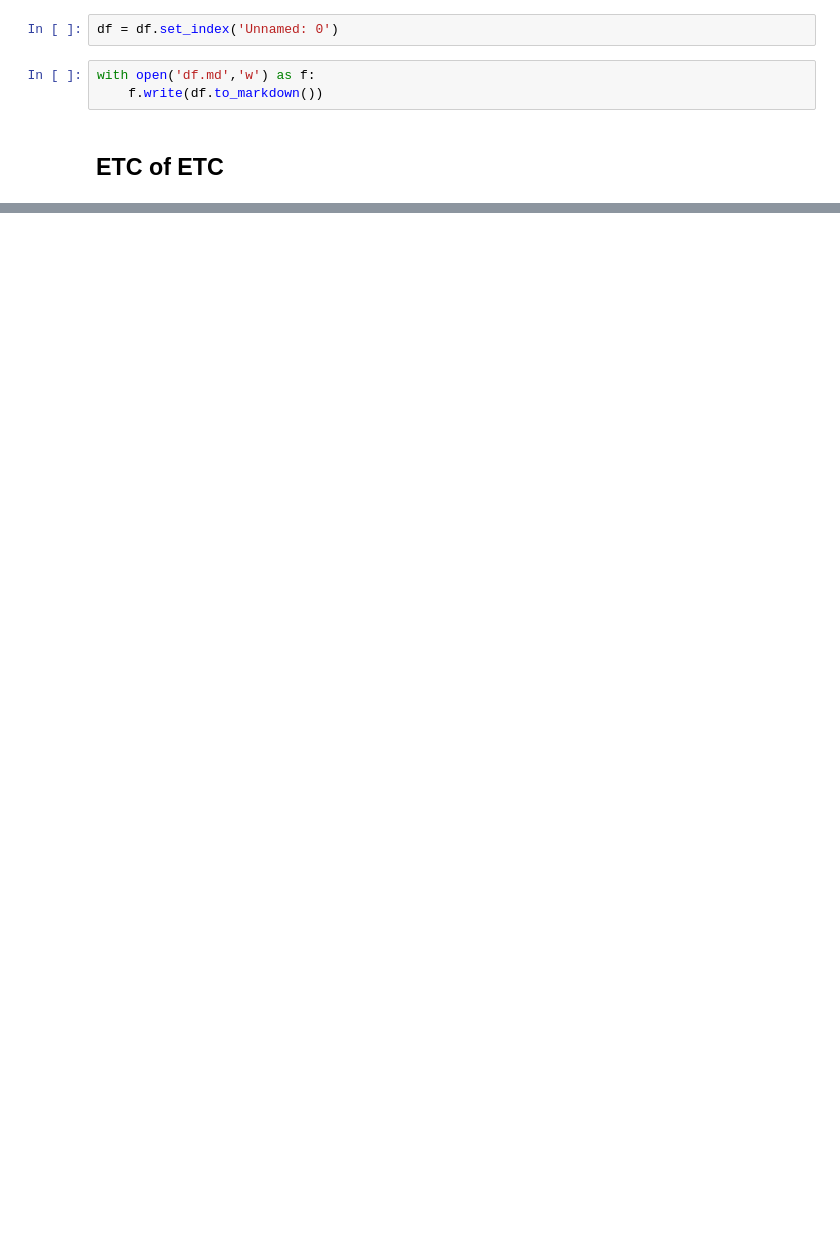
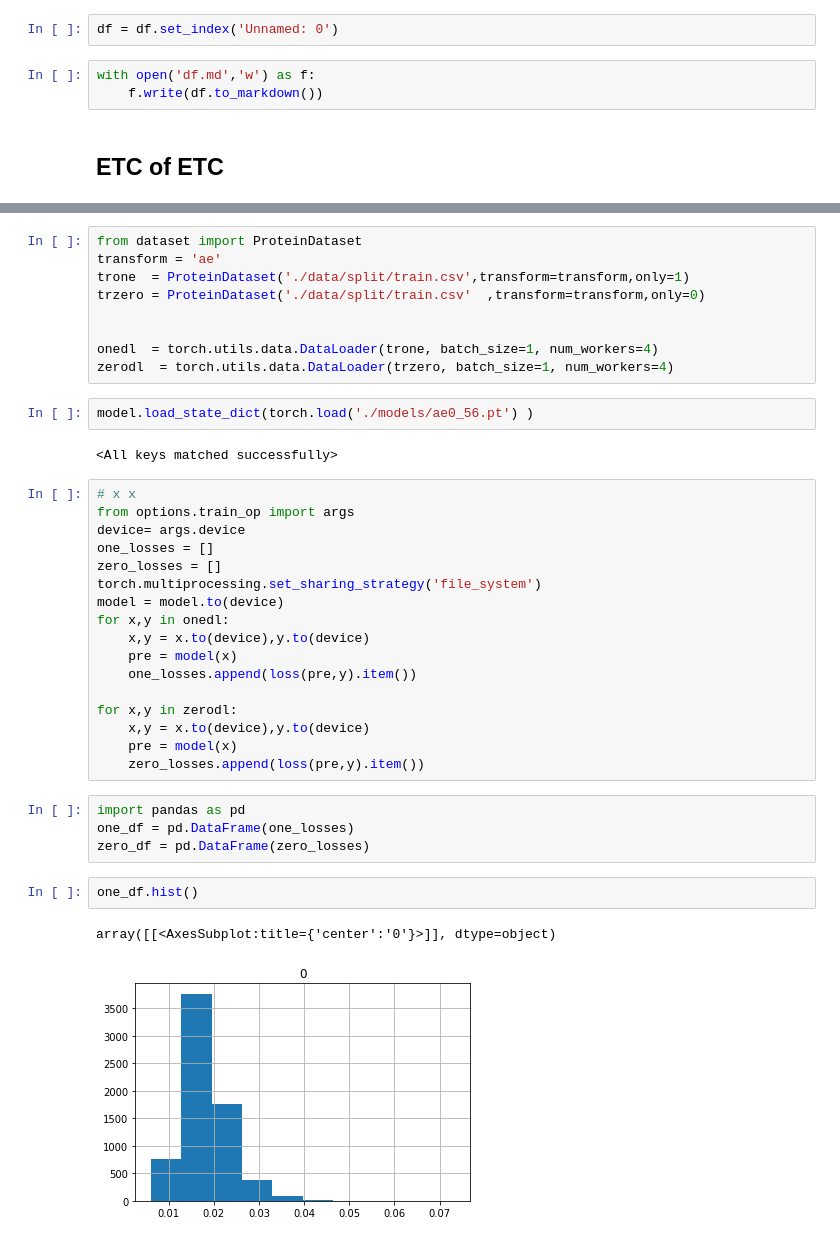
Before and after one commit to epsilon-deltta/Protein-AR, a Jupyter notebook: experiments.ipynb, the cells around one changed output, grey strips where cells are left out. Saved outputs shown, nothing was run; the diff lists cells and outputs as text; blank space fills up the shorter version.

```diff
--- a/experiments.ipynb
+++ b/experiments.ipynb
@@ -823,0 +793,39 @@ class AE0(nn.Module):
+# %%
+from dataset import ProteinDataset
+transform = 'ae'
+trone  = ProteinDataset('./data/split/train.csv',transform=transform,only=1)
+trzero = ProteinDataset('./data/split/train.csv'  ,transform=transform,only=0)
+
+
+onedl  = torch.utils.data.DataLoader(trone, batch_size=1, num_workers=4)
+zerodl  = torch.utils.data.DataLoader(trzero, batch_size=1, num_workers=4)
+# %%
+model.load_state_dict(torch.load('./models/ae0_56.pt') )
+# %% [output]
+<All keys matched successfully>
+# %%
+# x x
+from options.train_op import args
+device= args.device
+one_losses = []
+zero_losses = []
+torch.multiprocessing.set_sharing_strategy('file_system')
+model = model.to(device)
+for x,y in onedl:
+    x,y = x.to(device),y.to(device)
+    pre = model(x)
+    one_losses.append(loss(pre,y).item())
+
+for x,y in zerodl:
+    x,y = x.to(device),y.to(device)
+    pre = model(x)
+    zero_losses.append(loss(pre,y).item())
+# %%
+import pandas as pd
+one_df = pd.DataFrame(one_losses)
+zero_df = pd.DataFrame(zero_losses)
+# %%
+one_df.hist()
+# %% [output]
+array([[<AxesSubplot:title={'center':'0'}>]], dtype=object)
+[figure, added]
```
Also changed, not shown: parts of 18 cells of this notebook, 1 other file.
